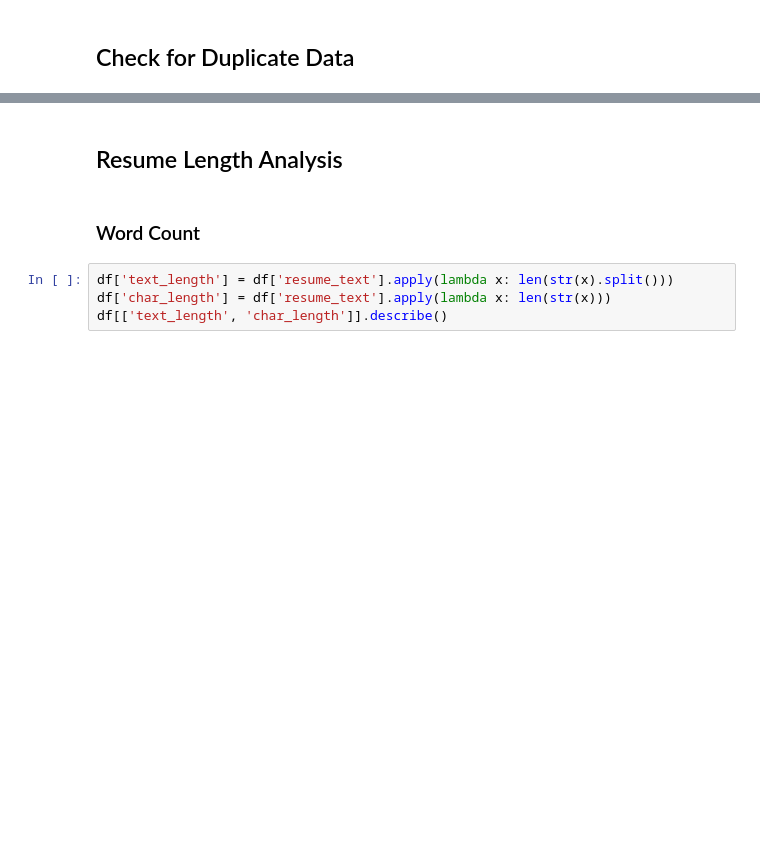
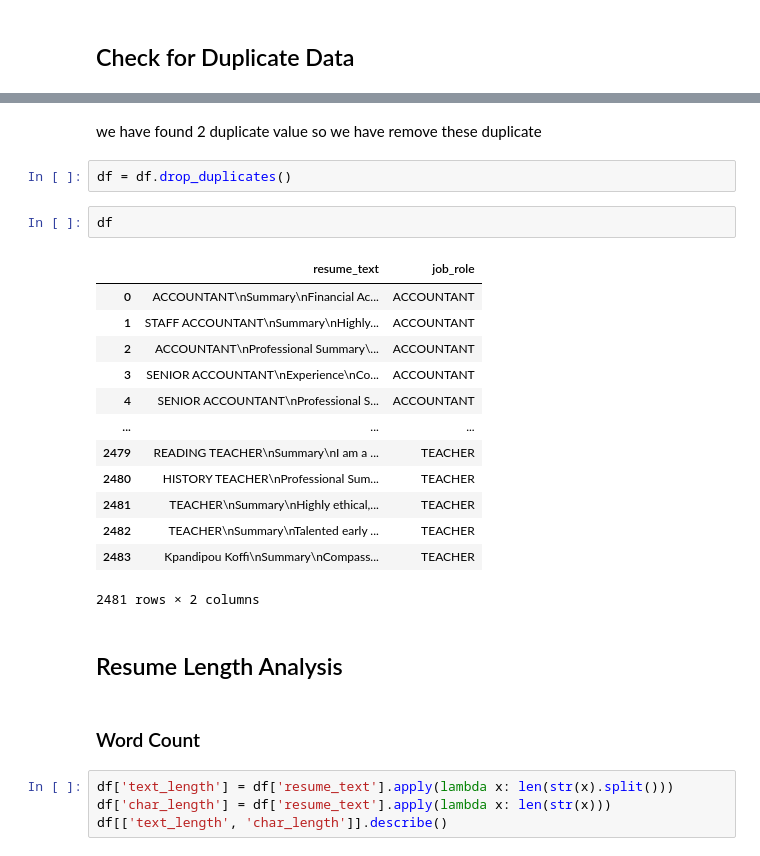
Before and after one commit to kuldeepkd0603/Automated_Resume_Screening, a Jupyter notebook: notebooks/eda.ipynb, the cells around one changed output, grey strips where cells are left out. Drawn from its saved outputs; the diff is of its cells as text; blank space fills up the shorter version.

```diff
--- a/notebooks/eda.ipynb
+++ b/notebooks/eda.ipynb
@@ -78,3 +178,23 @@ np.int64(2)
+# %% [markdown]
+we have found 2 duplicate value so we have remove these duplicate
+# %%
+df = df.drop_duplicates()
+# %%
+df
+# %% [output]
+|  | resume_text | job_role |
+| 0 | ACCOUNTANT\nSummary\nFinancial Ac... | ACCOUNTANT |
+| 1 | STAFF ACCOUNTANT\nSummary\nHighly... | ACCOUNTANT |
+| 2 | ACCOUNTANT\nProfessional Summary\... | ACCOUNTANT |
+| 3 | SENIOR ACCOUNTANT\nExperience\nCo... | ACCOUNTANT |
+| 4 | SENIOR ACCOUNTANT\nProfessional S... | ACCOUNTANT |
+| ... | ... | ... |
+| 2479 | READING TEACHER\nSummary\nI am a ... | TEACHER |
+| 2480 | HISTORY TEACHER\nProfessional Sum... | TEACHER |
+| 2481 | TEACHER\nSummary\nHighly ethical,... | TEACHER |
+| 2482 | TEACHER\nSummary\nTalented early ... | TEACHER |
+| 2483 | Kpandipou Koffi\nSummary\nCompass... | TEACHER |
+2481 rows × 2 columns
 # %% [markdown]
 ## Resume Length Analysis
 # %% [markdown]
```
Also changed, not shown: parts of 30 cells of this notebook, 30 other files.
